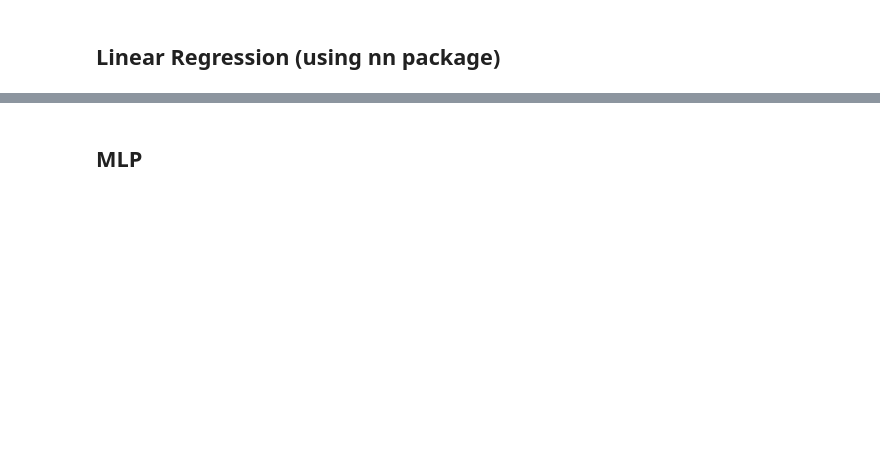
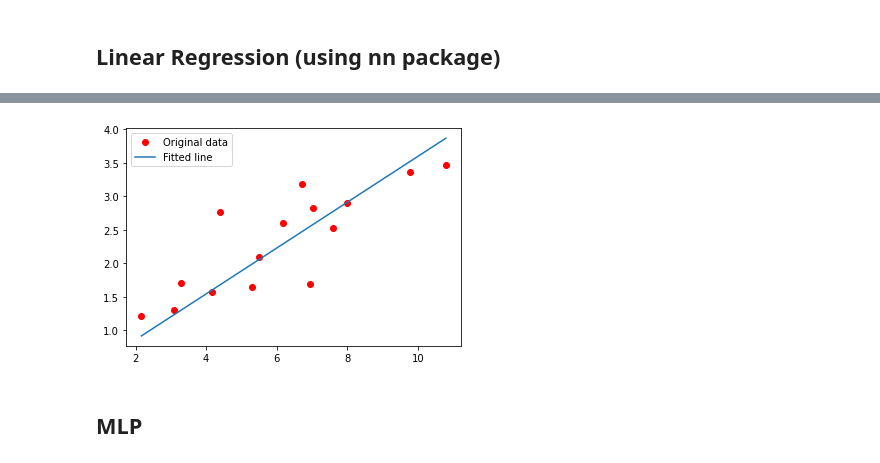
Before and after one commit to tlpss/ML_course, a Jupyter notebook: labs/ex08/template/ex08.ipynb, the cells around one changed output, grey strips where cells are left out. Cells and saved outputs as stored; diff of their text form; code cells hidden in the pictures; blank space fills up the shorter version.

```diff
--- a/labs/ex08/template/ex08.ipynb
+++ b/labs/ex08/template/ex08.ipynb
@@ -63,16 +64,15 @@ def train(features, labels, model, lossfunc, optimizer, num_epoch):
 
     for epoch in range(num_epoch):
         # TODO: Step 1 - create torch variables corresponding to features and labels
-        raise NotImplementedError
-
+        x = torch.from_numpy(features)
+        y = torch.from_numpy(labels)
         # TODO: Step 2 - compute model predictions and loss
-        model.w.grad = None
-        model.b.grad = None
-        pred = model.forward(x)
-        loss = mselossfunc(y,pred)
+        optimizer.zero_grad()
+        pred =model(x) # model.forward(x)
+        loss = lossfunc(y,pred)
         # TODO: Step 3 - do a backward pass and a gradient update step
-        raise NotImplementedError
-
+        loss.backward()
+        optimizer.step()
         if epoch % 10 == 0:
             print ('Epoch [%d/%d], Loss: %.4f' %(epoch+1, num_epoch, loss.item()))
 
@@ -104,15 +111,16 @@ class NNLinearRegression(nn.Module):
     def __init__(self):
         super(NNLinearRegression, self).__init__()
         # TODO: Define the parameters of the model (linear nn layer)
-        raise NotImplementedError
+        self.lin = nn.Linear(1,1,True)
 
     def forward(self, x):
         # TODO: implement forward computation
-        raise NotImplementedError
+        x = self.lin(x)
+        return x
 
 # Training and visualizing predictions made by linear regression model (nn package)
 # TODO: use loss function from nn package
-lossfunc = ...
+lossfunc = torch.nn.MSELoss()
 
 model = NNLinearRegression()
 
@@ -122,6 +130,6 @@ train(features=x_train,
       labels=y_train,
       model=model,
       lossfunc=lossfunc,
-      optimizer=optimizer,
-      num_epoch=100)
+      optimizer=optimizer, num_epoch=100)
 visualize(x_train, y_train, model)
+# %% [output]
@@ -128,3 +146,4 @@ visualize(x_train, y_train, model)
+[figure, added]
 # %% [markdown]
 ## MLP
 # %%
```
Also changed, not shown: parts of 5 cells of this notebook.
